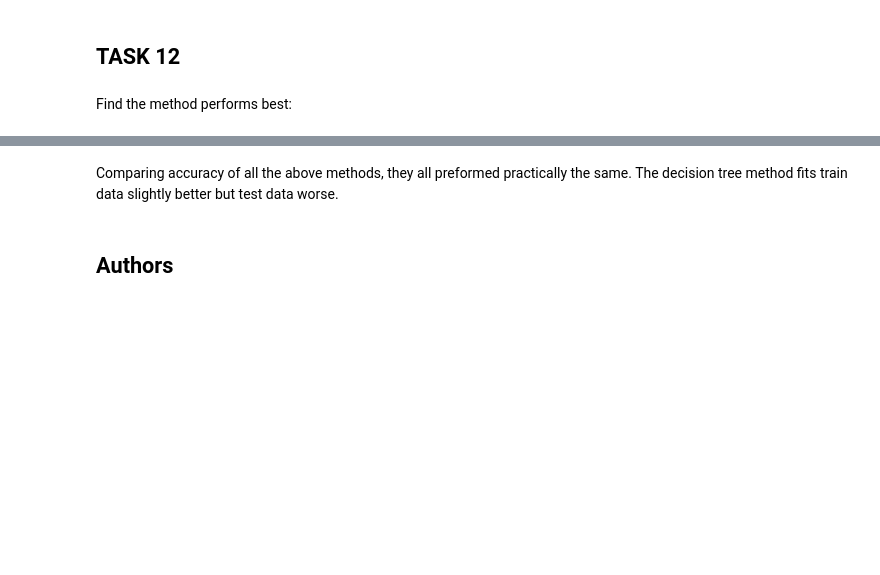
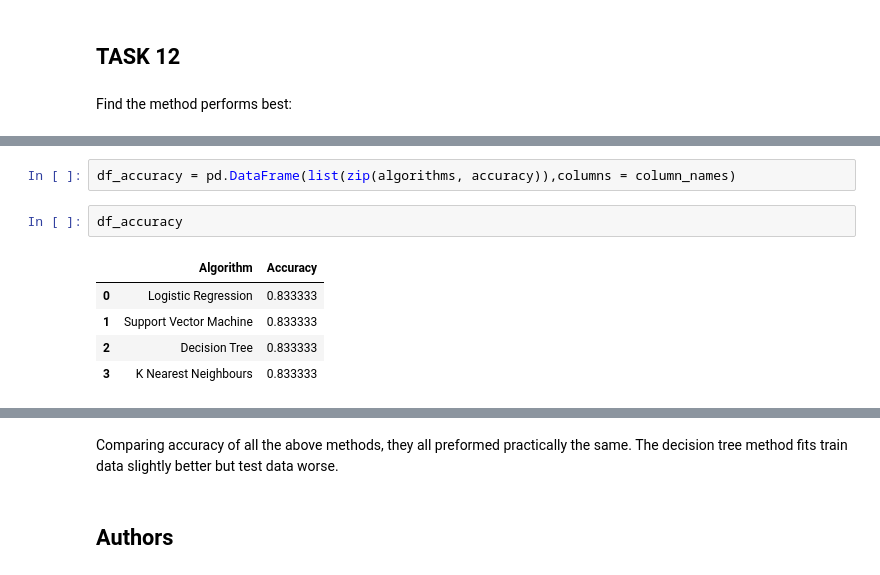
Before and after one commit to abinashpun/IBM-Data-Sci-Prof-Cert-Courses, a Jupyter notebook: capstone/SpaceX_Machine Learning Prediction_Part_5.ipynb, the cells around one changed output, grey strips where cells are left out. Cells and saved outputs as stored; diff of their text form; blank space fills up the shorter version.

```diff
--- a/capstone/SpaceX_Machine Learning Prediction_Part_5.ipynb
+++ b/capstone/SpaceX_Machine Learning Prediction_Part_5.ipynb
@@ -345,0 +358,10 @@ Find the method performs best:
+# %%
+df_accuracy = pd.DataFrame(list(zip(algorithms, accuracy)),columns = column_names)
+# %%
+df_accuracy
+# %% [output]
+|  | Algorithm | Accuracy |
+| 0 | Logistic Regression | 0.833333 |
+| 1 | Support Vector Machine | 0.833333 |
+| 2 | Decision Tree | 0.833333 |
+| 3 | K Nearest Neighbours | 0.833333 |
```
Also changed, not shown: parts of 7 cells of this notebook.
